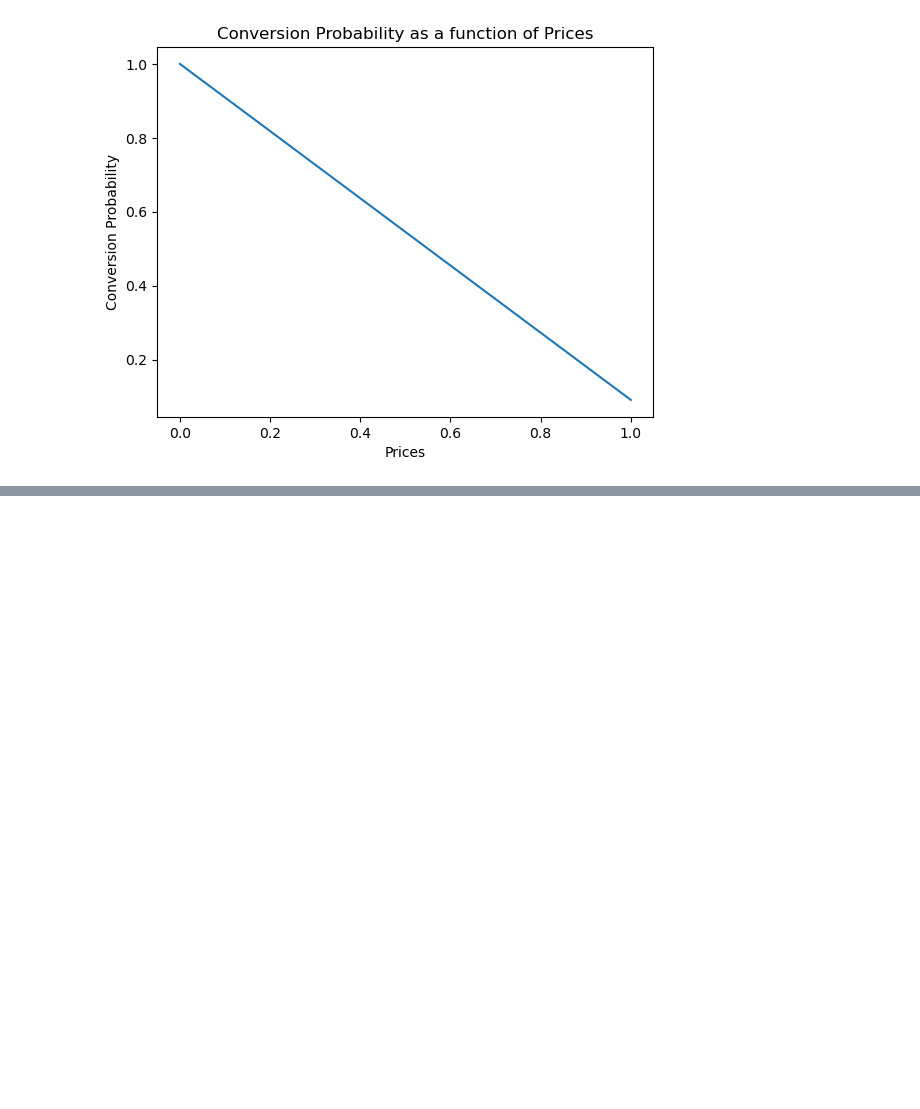
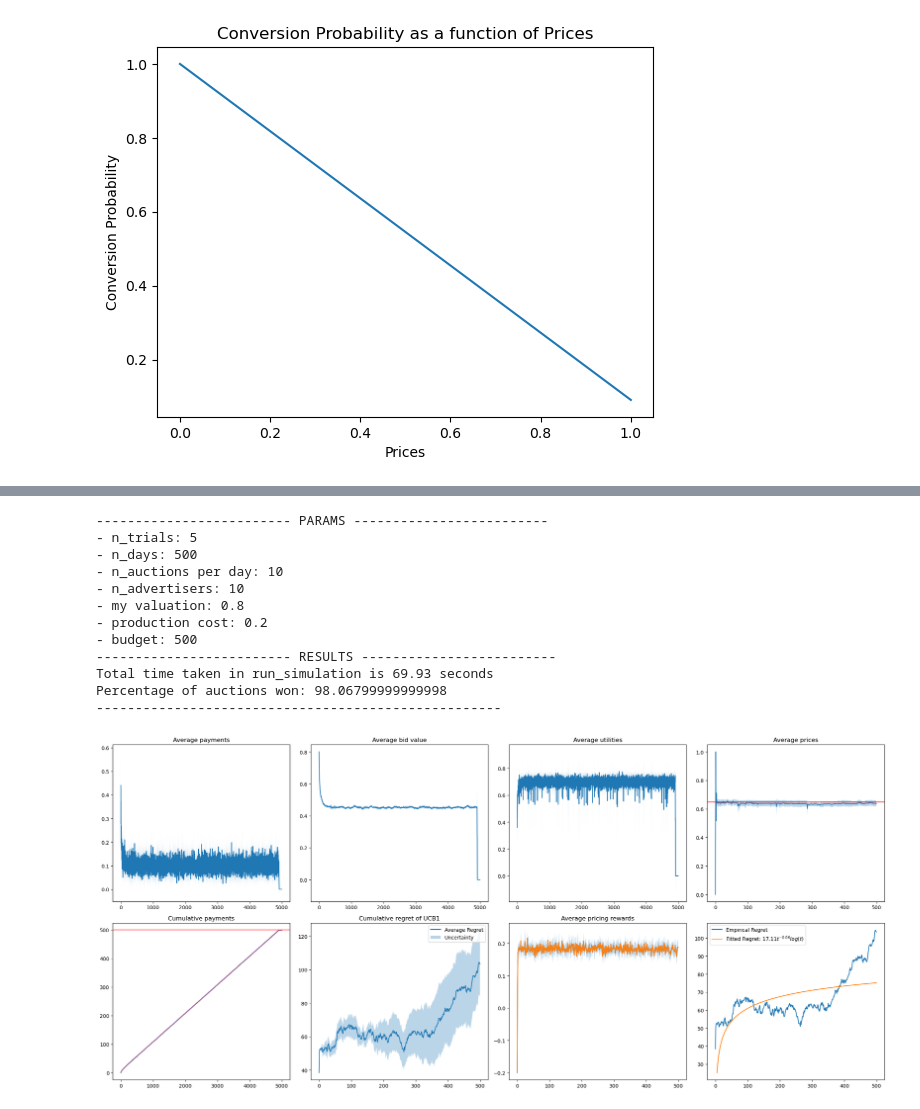
Before and after one commit to giulio8/OLA_project, a Jupyter notebook: Stochastic_env.ipynb, the cells around one changed output, grey strips where cells are left out. Cells and saved outputs as stored; diff of their text form; code cells hidden in the pictures; blank space fills up the shorter version.

Commit message:
Bug fix in primal-dual algorithm

```diff
--- a/Stochastic_env.ipynb
+++ b/Stochastic_env.ipynb
@@ -175,30 +175,32 @@ Given: budget $B$, number of iterations $T$:
 8. $\hspace{0.6cm}$ Terminate
 # %%
 class primal_dual_agent:
-    def __init__(self, B, T, eta, v, prices):
+    def __init__(self, B, T, auctions, prices, n_advertisers, n_users, my_valuation, eta=0.1):
         self.B = B
         self.T = T
+        self.auctions = auctions
         self.eta = eta
-        self.rho = B/T
-        self.valuation = v
+        self.rho = B/(T*auctions)
+        self.v = my_valuation
         self.arms = prices
         self.a_t = None
-        self.lambda_t = None     # dual variable
+        self.lambda_t = 0     # dual variable
         self.budget_depleted = False
     def action(self):
         # choose price to bid
         if self.B <= 1:
             if not self.budget_depleted:
-                print('Budget depleted at round',self.t)
+                #print('Budget depleted at round',self.t)
                 self.budget_depleted = True
             self.a_t = 0        # cannot bid because the budget is depleted
         else:
             self.a_t = self.v/(1+self.lambda_t)
 
+        return self.a_t
 
     def update(self,f,c):
-        self.lambda_t = max(0, min(self.lambda_t - self.eta(self.rho - c), 1/self.rho))     # projection onto [0,1/rho]
-        self.t += 1     # incresing time step
+        self.lambda_t = max(0, min(self.lambda_t - self.eta*(self.rho - c), 1/self.rho))     # projection onto [0,1/rho]
+        #self.t += 1     # incresing time step
         self.B -= c     # updating the budget
 # %% [markdown]
 #### UCB-like bidding algorithm
@@ -500,0 +504,34 @@ Percentage of auctions won: 95.81200000000001
+# %%
+run_simulation(n_trials = 5,#N_TRIALS,
+               auctions = AUCTIONS,
+               iterations=ITERATIONS,
+               n_users=N_USERS,
+               cost=cost,
+               conversion_probability = conversion_probability,
+               n_arms = NUMBER_OF_ARMS,
+               budget = BUDGET,
+               lambdas = LAMBDAS,
+               n_advertisers = N_ADVERTISERS,
+               prices = PRICES,
+               my_valuation = my_valuation,
+               pricing_env = pricing_stochastic_env,
+               bidding_env = bidding_stochastic_env,
+               pricing_agent = Pricing_agent,
+               bidding_agent = primal_dual_agent,
+               best_price = best_price)
+
+print(' ')
+# %% [output]
+------------------------- PARAMS -------------------------
+- n_trials: 5
+- n_days: 500
+- n_auctions per day: 10
+- n_advertisers: 10
+- my valuation: 0.8
+- production cost: 0.2
+- budget: 500
+------------------------- RESULTS -------------------------
+Total time taken in run_simulation is 69.93 seconds
+Percentage of auctions won: 98.06799999999998
+----------------------------------------------------
+[figure, added]
```
Also changed, not shown: parts of 4 cells of this notebook.
